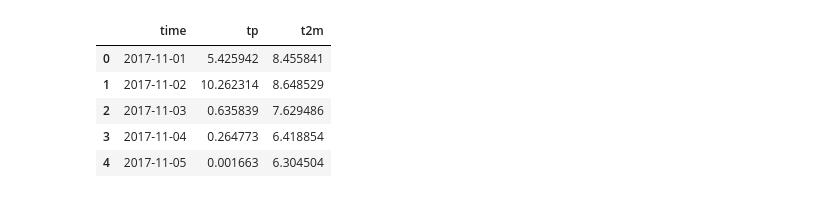
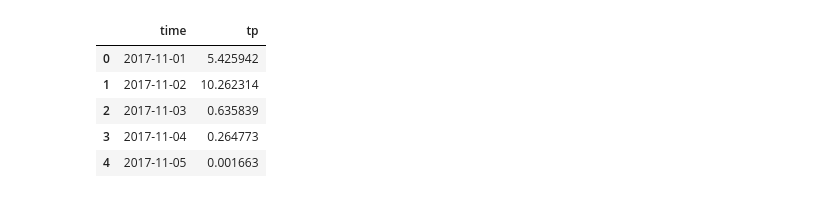
Before and after one commit to rugcer04/Duomenu_mokslo_projektas, a Jupyter notebook: code/python/datasets_prep/GRIB_toolbox.ipynb, the cells around one changed output. Saved outputs shown, nothing was run; the diff lists cells and outputs as text; code cells hidden in the pictures.

Commit message:
ECMWF 2 data 2 final

```diff
--- a/code/python/datasets_prep/GRIB_toolbox.ipynb
+++ b/code/python/datasets_prep/GRIB_toolbox.ipynb
@@ -66,13 +58,17 @@ ds_filtered.to_netcdf(f"{repo_root}/DataGRIB/lithuania_ecmwf_2017_2026.nc")
 # %%
-ds = xr.open_dataset(f"{repo_root}/DataGRIB/lithuania_ecmwf_2017_2026.nc")
+ds_tp = xr.open_dataset(f"{repo_root}/DataGRIB/lithuania_ecmwf_2017_2026.nc")
+ds_t2m = xr.open_dataset(f"{repo_root}/DataGRIB_v2/lithuania_ecmwf_2017_2026_v2.nc")
 # %%
 lats = [54.68] # Vilnius
 lons = [25.27]
 
-subset_points = ds.sel(
+subset_points_tp = ds_tp.sel(
     latitude=lats,
     longitude=lons,
     method='nearest'
 )
-
-print(subset_points)
+subset_points_t2m = ds_t2m.sel(
+    latitude=lats,
+    longitude=lons,
+    method='nearest'
+)
@@ -97,12 +75,12 @@ Data variables:
 # %%
-df = subset_points.to_dataframe()
-df = df.reset_index()
+df_tp = subset_points_tp.to_dataframe().reset_index()
+df_t2m = subset_points_t2m.to_dataframe().reset_index()
 # %%
-df.head()
+df_tp.head()
 # %% [output]
-|  | time | tp | t2m |
-| 0 | 2017-11-01 | 5.425942 | 8.455841 |
-| 1 | 2017-11-02 | 10.262314 | 8.648529 |
-| 2 | 2017-11-03 | 0.635839 | 7.629486 |
-| 3 | 2017-11-04 | 0.264773 | 6.418854 |
-| 4 | 2017-11-05 | 0.001663 | 6.304504 |
+|  | time | tp |
+| 0 | 2017-11-01 | 5.425942 |
+| 1 | 2017-11-02 | 10.262314 |
+| 2 | 2017-11-03 | 0.635839 |
+| 3 | 2017-11-04 | 0.264773 |
+| 4 | 2017-11-05 | 0.001663 |
```
Also changed, not shown: parts of 12 cells of this notebook, 1 other file.
